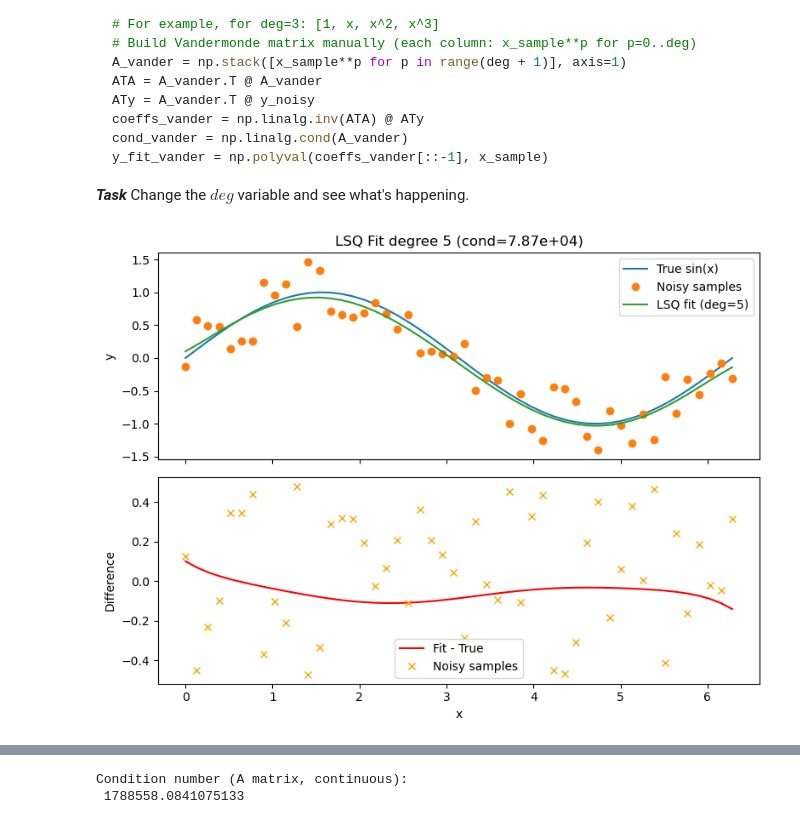
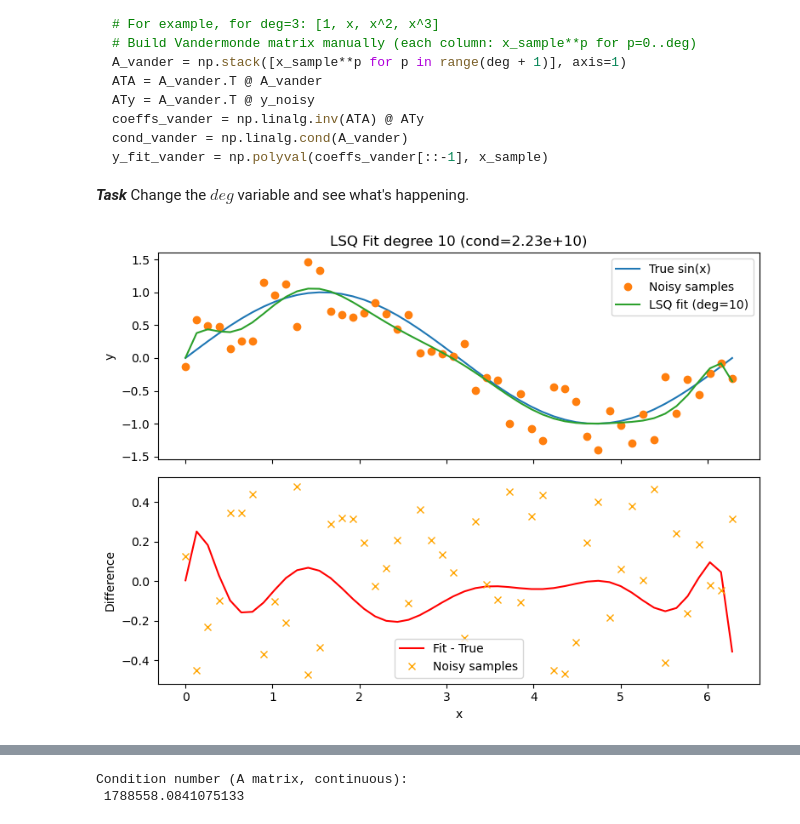
Before and after one commit to galendal/MAT160, a Jupyter notebook: LSQ.ipynb, the cells around one changed output, grey strips where cells are left out. Cells and saved outputs as stored; diff of their text form; code cells hidden in the pictures.

```diff
--- a/LSQ.ipynb
+++ b/LSQ.ipynb
@@ -366,41 +361,43 @@ y_fit_vander = np.polyval(coeffs_vander[::-1], x_sample)
 ***Task*** Change the $deg$ variable and see what's happening.
 # %%
 np.random.seed(42)
-n_points = 50
+deg = 10  # Degree of polynomial fit
+n_points = 50 # Number of sample points
+# Sample points from sin(x) with added noise
 x_sample = np.linspace(0, 2*np.pi, n_points)
 y_sample = np.sin(x_sample)
 noise_ramp=5.e-1
 noise = np.random.uniform(0, noise_ramp, size=n_points)
 y_noisy = y_sample + 2*(noise-0.5*noise_ramp)
-deg = 5
+
 # Construct Vandermonde matrix for polynomial fitting
 # Each column corresponds to x_sample raised to increasing powers (from 0 to deg)
 # For example, for deg=3: [1, x, x^2, x^3]
 # Build Vandermonde matrix manually (each column: x_sample**p for p=0..deg)
 A_vander = np.stack([x_sample**p for p in range(deg + 1)], axis=1)
 ATA = A_vander.T @ A_vander
 ATy = A_vander.T @ y_noisy
 coeffs_vander = np.linalg.inv(ATA) @ ATy
 cond_vander = np.linalg.cond(A_vander)
 y_fit_vander = np.polyval(coeffs_vander[::-1], x_sample)
 
 # Plot the difference in a subplot beneath
 fig, axs = plt.subplots(2, 1, figsize=(8, 6), sharex=True)
 axs[0].plot(x_sample, y_sample, label='True sin(x)')
 axs[0].plot(x_sample, y_noisy, 'o', label='Noisy samples')
 axs[0].plot(x_sample, y_fit_vander, label=f'LSQ fit (deg={deg})')
 axs[0].set_ylabel('y')
 axs[0].set_title(f'LSQ Fit degree {deg} (cond={cond_vander:.2e})')
 axs[0].legend()
 
 diff = y_fit_vander - y_sample
 axs[1].plot(x_sample, diff, color='r', label='Fit - True')
 axs[1].plot(x_sample, y_sample-y_noisy,'x', color='orange', label='Noisy samples')
 axs[1].set_xlabel('x')
 axs[1].set_ylabel('Difference')
 axs[1].legend()
 
 plt.tight_layout()
 plt.show()
 # %% [output]
-[figure, old version]
+[figure, new version]
```
Also changed, not shown: parts of 6 cells of this notebook.
